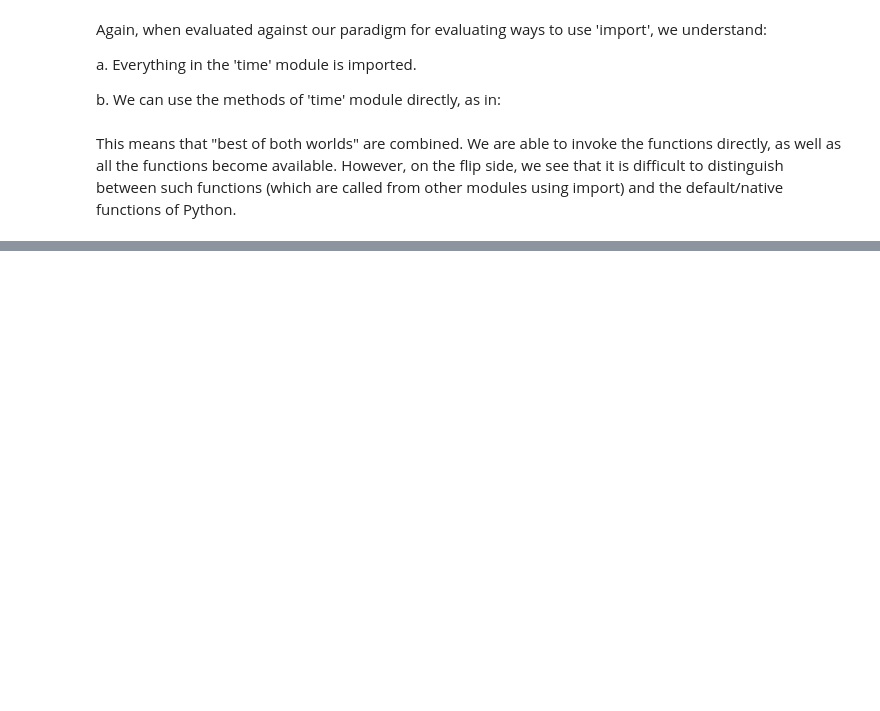
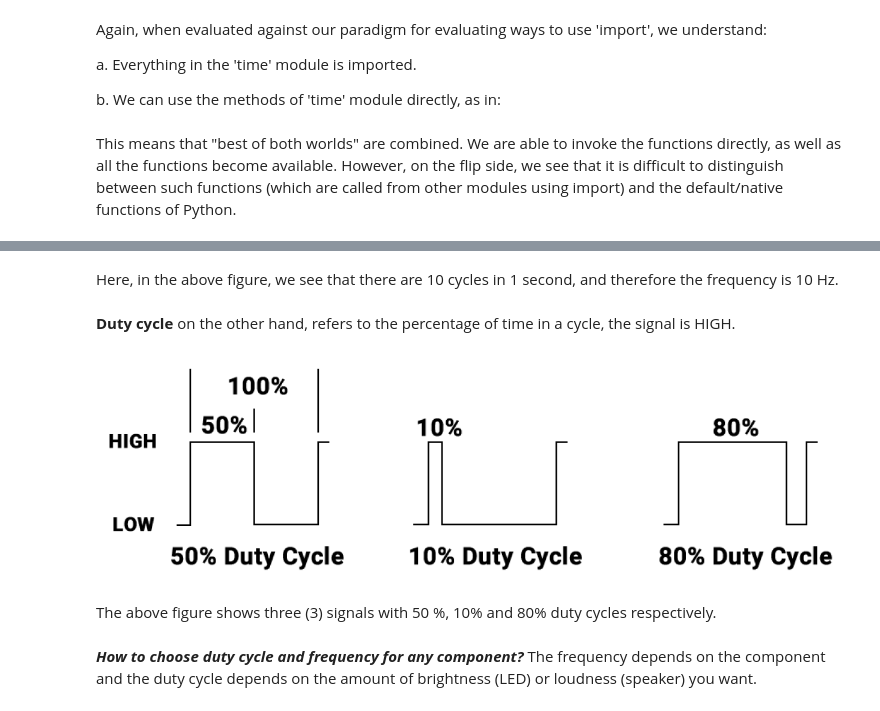
Before and after one commit to vishishere123/Intro_To_Robotics, a Jupyter notebook: LevelB/Lesson4_Import_PWM.ipynb, the cells around one changed output, grey strips where cells are left out. Drawn from its saved outputs; the diff is of its cells as text; code cells hidden in the pictures; blank space fills up the shorter version.

```diff
--- a/LevelB/Lesson4_Import_PWM.ipynb
+++ b/LevelB/Lesson4_Import_PWM.ipynb
@@ -78,0 +114,13 @@ This means that "best of both worlds" are combined. We are able to invoke the fu
+# %% [markdown]
+Here, in the above figure, we see that there are 10 cycles in 1 second, and therefore the frequency is 10 Hz.
+# %% [markdown]
+**Duty cycle** on the other hand, refers to the percentage of time in a cycle, the signal is HIGH.
+# %%
+from IPython.display import Image
+Image(filename ="Images/4_c.png", width = 800, height =800)
+# %% [output]
+[figure, added]
+# %% [markdown]
+The above figure shows three (3) signals with 50 %, 10% and 80% duty cycles respectively.
+# %% [markdown]
+***How to choose duty cycle and frequency for any component?*** The frequency depends on the component and the duty cycle depends on the amount of brightness (LED) or loudness (speaker) you want.
```
Also changed, not shown: parts of 16 cells of this notebook, 5 other files.
